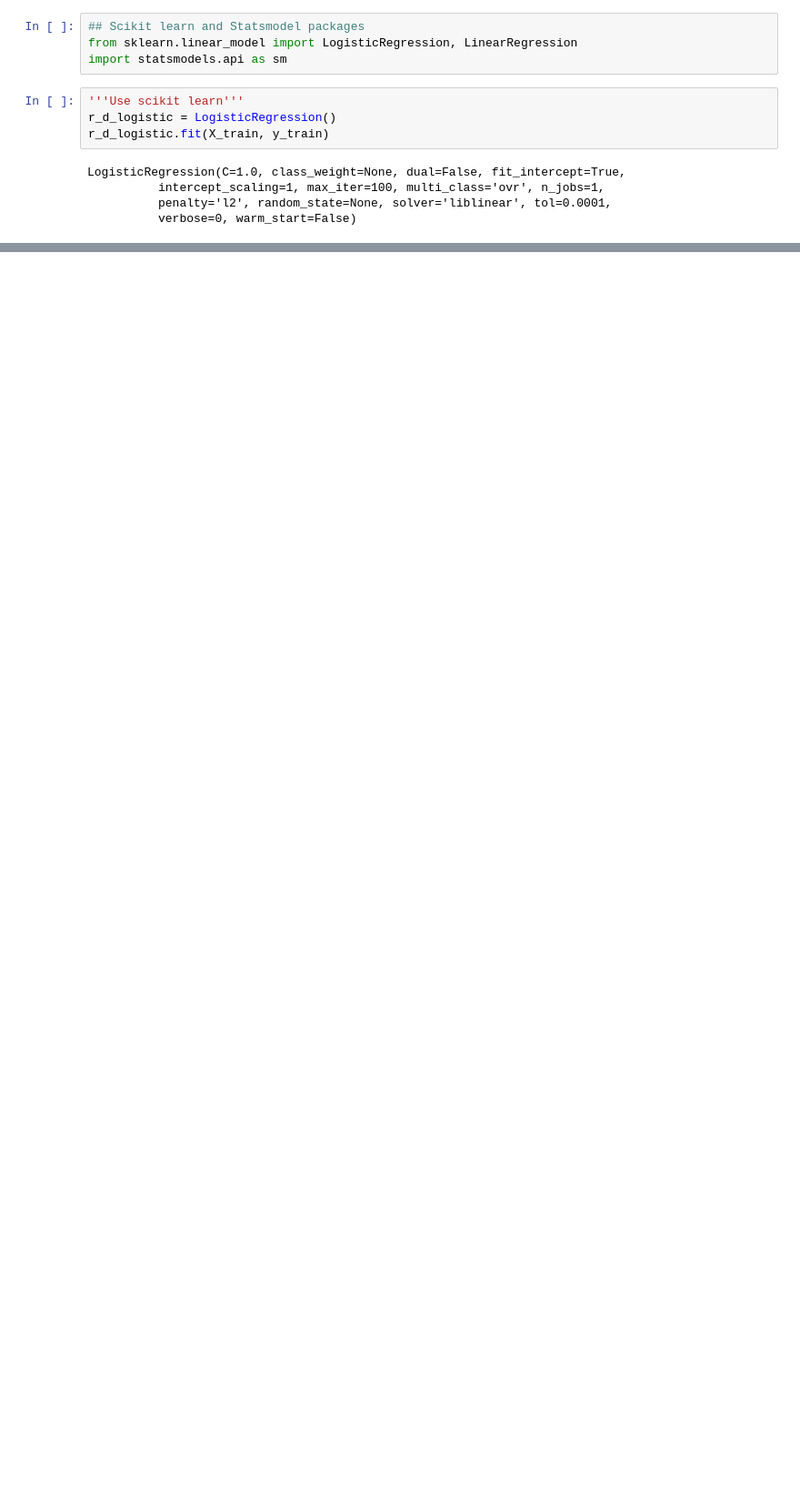
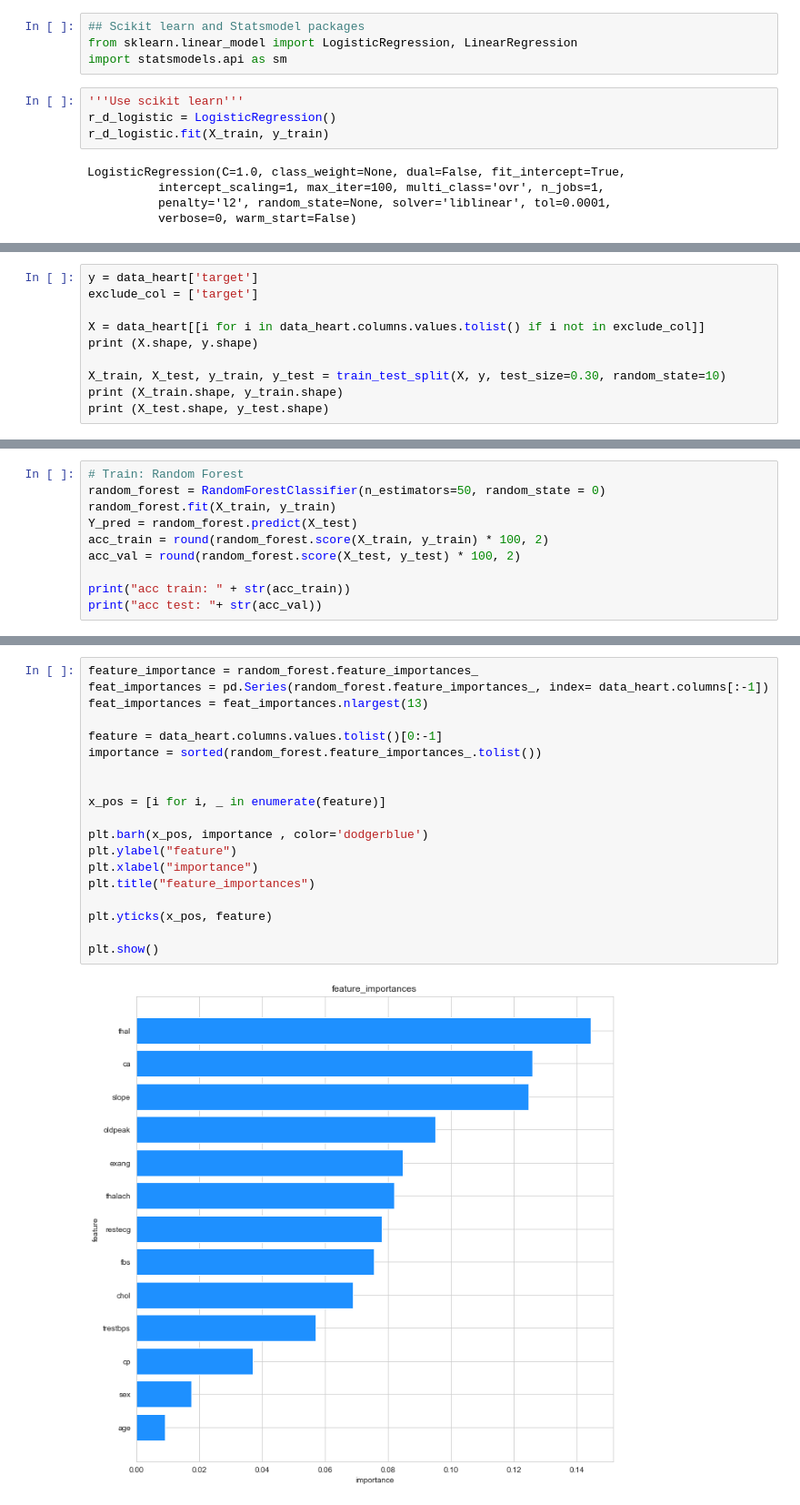
Before and after one commit to kaizendae/Heart-Disease-Project, a Jupyter notebook: EDA.ipynb, the cells around one changed output, grey strips where cells are left out. Shown at 91% size. Cells and saved outputs as stored; diff of their text form; blank space fills up the shorter version.

```diff
--- a/EDA.ipynb
+++ b/EDA.ipynb
@@ -134,0 +141,10 @@ thal          -0.3045      0.346     -0.880      0.379      -0.983       0.374
+# %%
+y = data_heart['target']
+exclude_col = ['target']
+
+X = data_heart[[i for i in data_heart.columns.values.tolist() if i not in exclude_col]]
+print (X.shape, y.shape)
+
+X_train, X_test, y_train, y_test = train_test_split(X, y, test_size=0.30, random_state=10)
+print (X_train.shape, y_train.shape)
+print (X_test.shape, y_test.shape)
@@ -134,0 +155,10 @@ thal          -0.3045      0.346     -0.880      0.379      -0.983       0.374
+# %%
+# Train: Random Forest
+random_forest = RandomForestClassifier(n_estimators=50, random_state = 0)
+random_forest.fit(X_train, y_train)
+Y_pred = random_forest.predict(X_test)
+acc_train = round(random_forest.score(X_train, y_train) * 100, 2)
+acc_val = round(random_forest.score(X_test, y_test) * 100, 2)
+
+print("acc train: " + str(acc_train))
+print("acc test: "+ str(acc_val))
@@ -134,0 +168,21 @@ thal          -0.3045      0.346     -0.880      0.379      -0.983       0.374
+# %%
+feature_importance = random_forest.feature_importances_
+feat_importances = pd.Series(random_forest.feature_importances_, index= data_heart.columns[:-1])
+feat_importances = feat_importances.nlargest(13)
+
+feature = data_heart.columns.values.tolist()[0:-1]
+importance = sorted(random_forest.feature_importances_.tolist())
+
+
+x_pos = [i for i, _ in enumerate(feature)]
+
+plt.barh(x_pos, importance , color='dodgerblue')
+plt.ylabel("feature")
+plt.xlabel("importance")
+plt.title("feature_importances")
+
+plt.yticks(x_pos, feature)
+
+plt.show()
+# %% [output]
+[figure, added]
```
Also changed, not shown: parts of 14 cells of this notebook, 1 other file.
